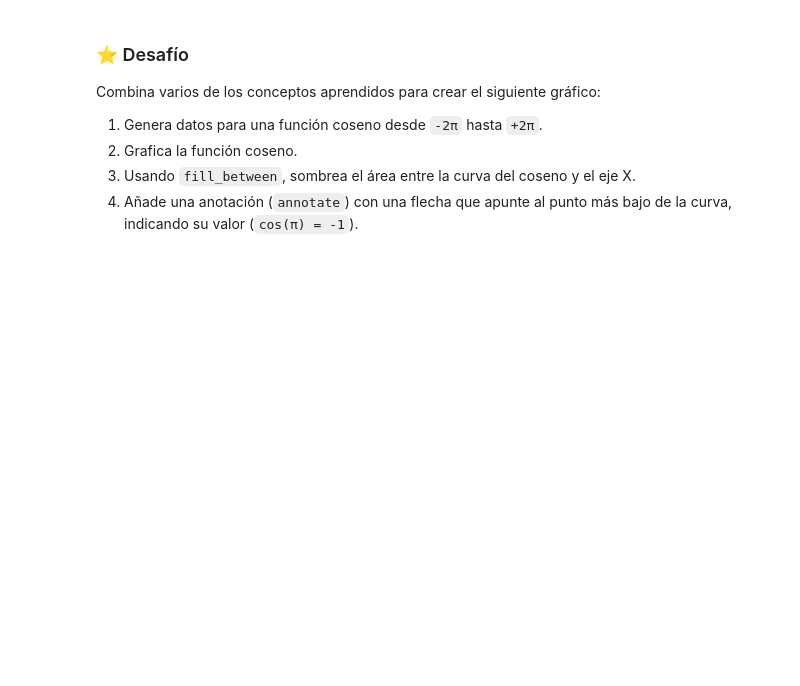
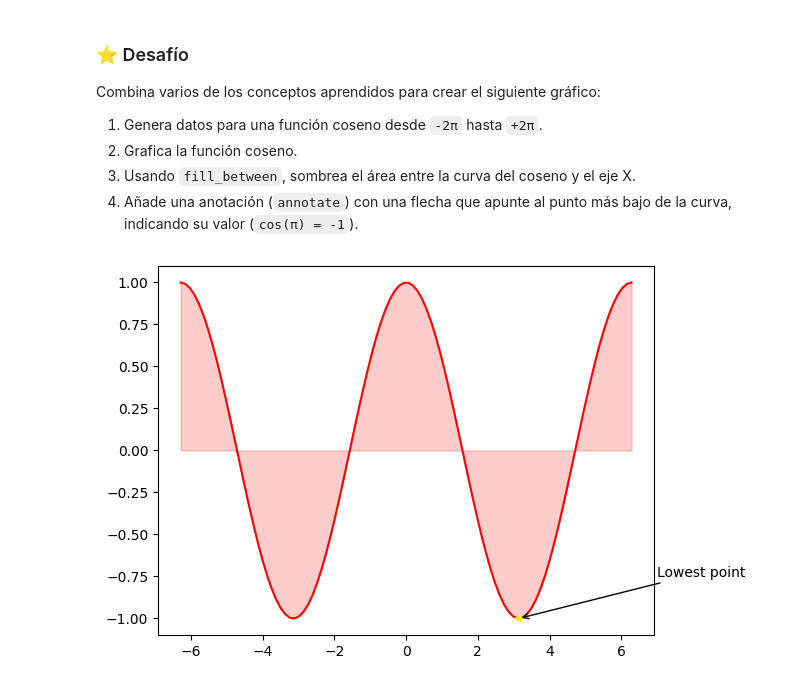
Before and after one commit to xisaach03/Practica_Numpy_1-, a Jupyter notebook: Numpy_Matplotlib_Exercises_Students.ipynb, the cells around one changed output. Cells and saved outputs as stored; diff of their text form; code cells hidden in the pictures; blank space fills up the shorter version.

```diff
--- a/Numpy_Matplotlib_Exercises_Students.ipynb
+++ b/Numpy_Matplotlib_Exercises_Students.ipynb
@@ -125,3 +114,16 @@ Combina varios de los conceptos aprendidos para crear el siguiente gráfico:
 2.  Grafica la función coseno.
 3.  Usando `fill_between`, sombrea el área entre la curva del coseno y el eje X.
 4.  Añade una anotación (`annotate`) con una flecha que apunte al punto más bajo de la curva, indicando su valor (`cos(π) = -1`).
+# %%
+x = np.linspace(-2*np.pi, 2*np.pi, 100)
+y = np.cos(x)
+x_min = np.pi
+y_min = np.cos(np.pi)
+
+plt.plot(x,y, color='red')
+plt.fill_between(x, y, color='red', alpha=0.2)
+plt.annotate('Lowest point', xy=(np.pi,-1), xytext=(7,-0.75), arrowprops=dict(arrowstyle="->"))
+plt.plot(x_min,y_min,color='yellow', marker='*')
+plt.show()
+# %% [output]
+[figure, added]
```
Also changed, not shown: parts of 2 cells of this notebook.
